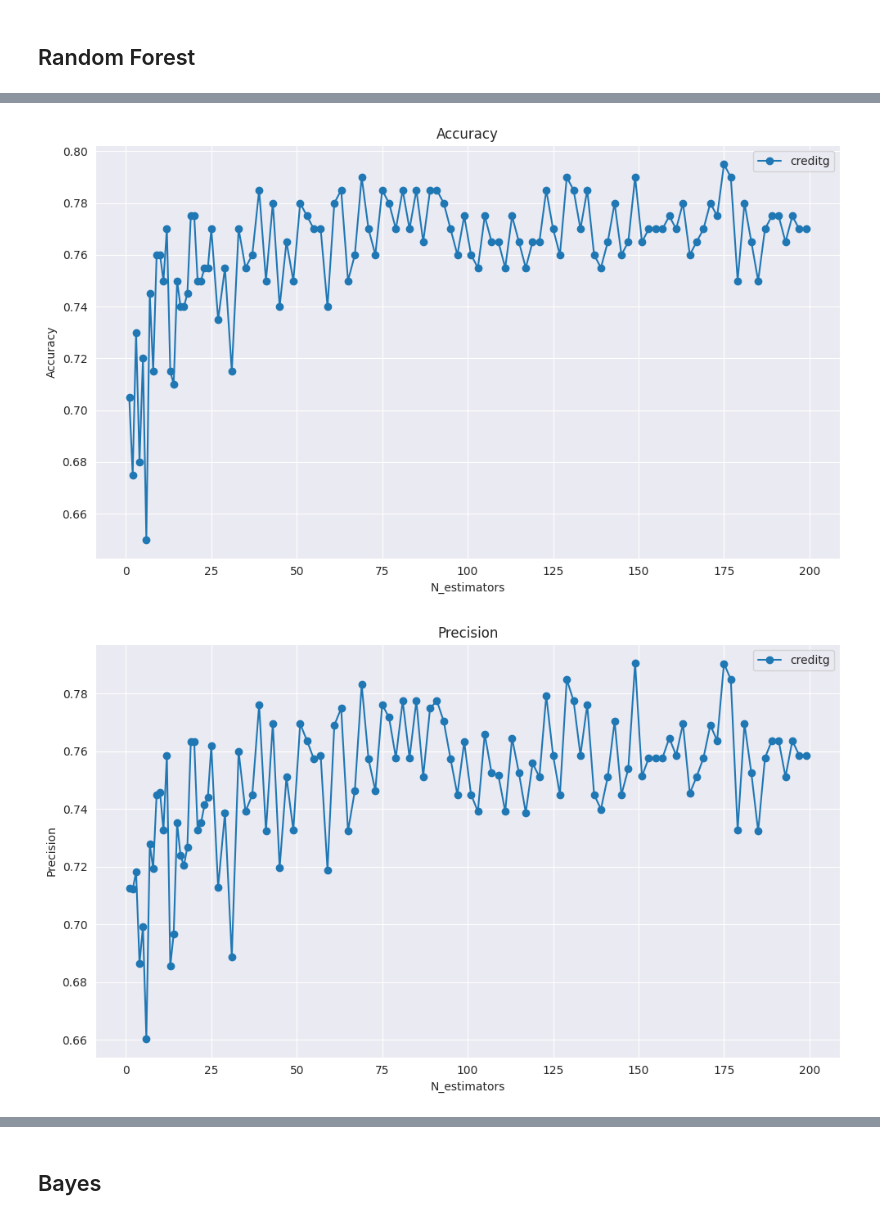
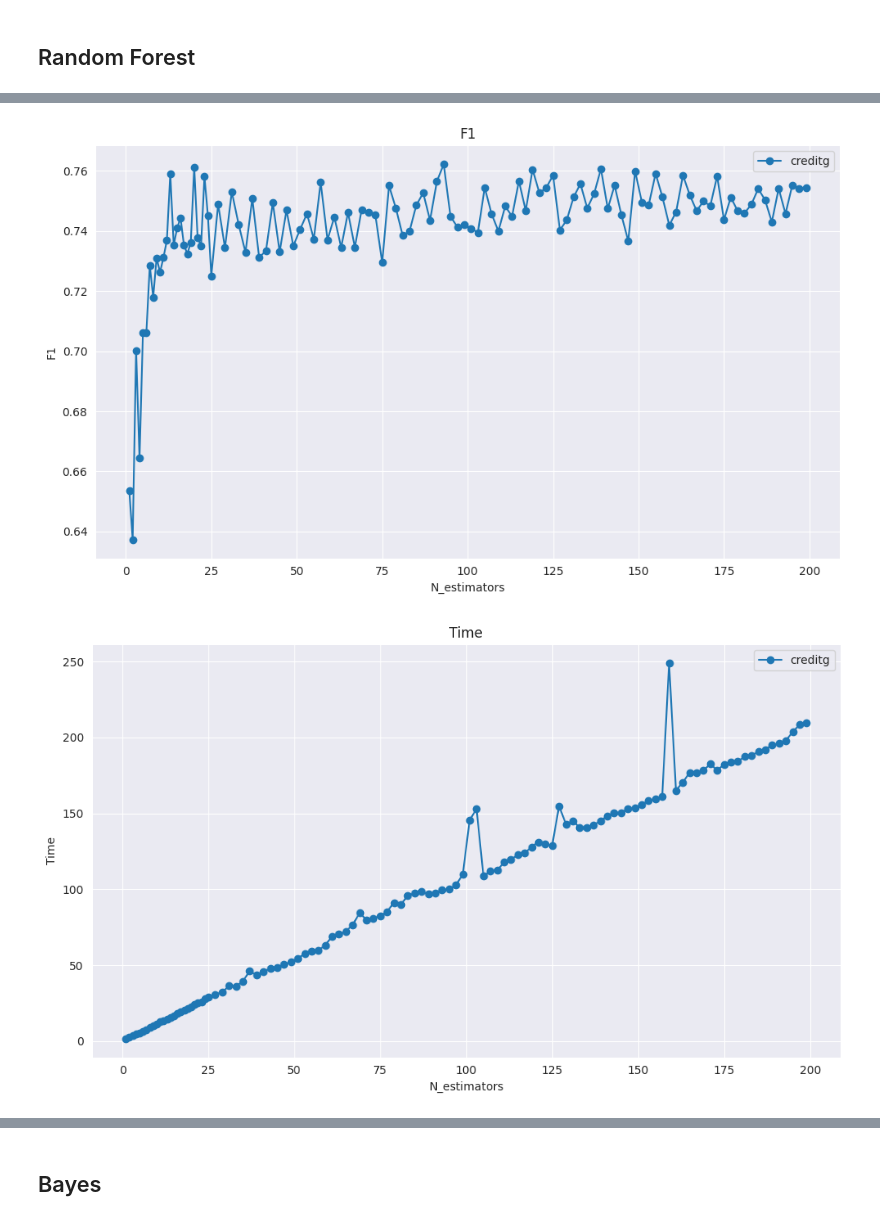
Before and after one commit to Maustrian3/ML24, a Jupyter notebook: exercise-1/creditg.ipynb, the cells around one changed output, grey strips where cells are left out. Drawn from its saved outputs; the diff is of its cells as text; code cells hidden in the pictures.

Commit message:
update plots

```diff
--- a/exercise-1/creditg.ipynb
+++ b/exercise-1/creditg.ipynb
@@ -579,9 +497,9 @@ hyperparameters = {
     'verbose': False,
 }
 hyperparameters_iterator = {'n_estimators': chain(range(1, 25, 1), range(25, 200, 2))}
-rf_n_estimators = evaluator.evaluate2(RandomForestClassifier, X_train, y_train, X_test, y_test, hyperparameters=hyperparameters,
-                           hyperparameters_iterate=hyperparameters_iterator)
-evaluator.draw_diagram2_list({"creditg": rf_n_estimators}, x_axis='n_estimators', y_axis=['accuracy', 'precision', 'recall', 'f1', 'time'], logaritmic=False)
+rf_n_estimators = evaluator.evaluate2_mean(RandomForestClassifier, X_train, y_train, X_test, y_test, hyperparameters=hyperparameters,
+                           hyperparameters_iterate=hyperparameters_iterator, number_of_tests=5)
+evaluator.draw_diagram2_list({"creditg": rf_n_estimators}, x_axis='n_estimators', y_axis=['f1', 'time'], logaritmic=False)
 # %% [output]
 ================================================================================
 Evaluating classifier:  RandomForestClassifier
@@ -602,3 +520,3 @@ Confusion Matrix:
 ================================================================================
-[figure, old version]
+[figure, new version]
-[figure, old version]
+[figure, new version]
```
Also changed, not shown: parts of 13 cells of this notebook, 3 other files.
